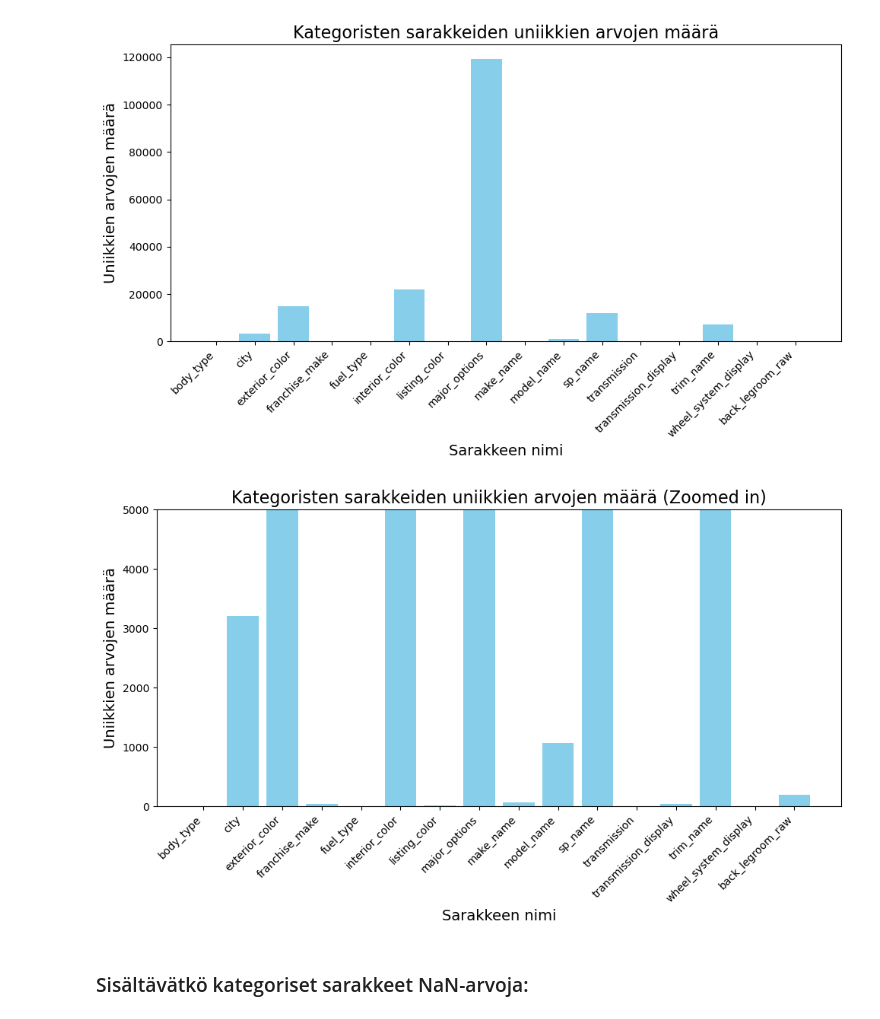
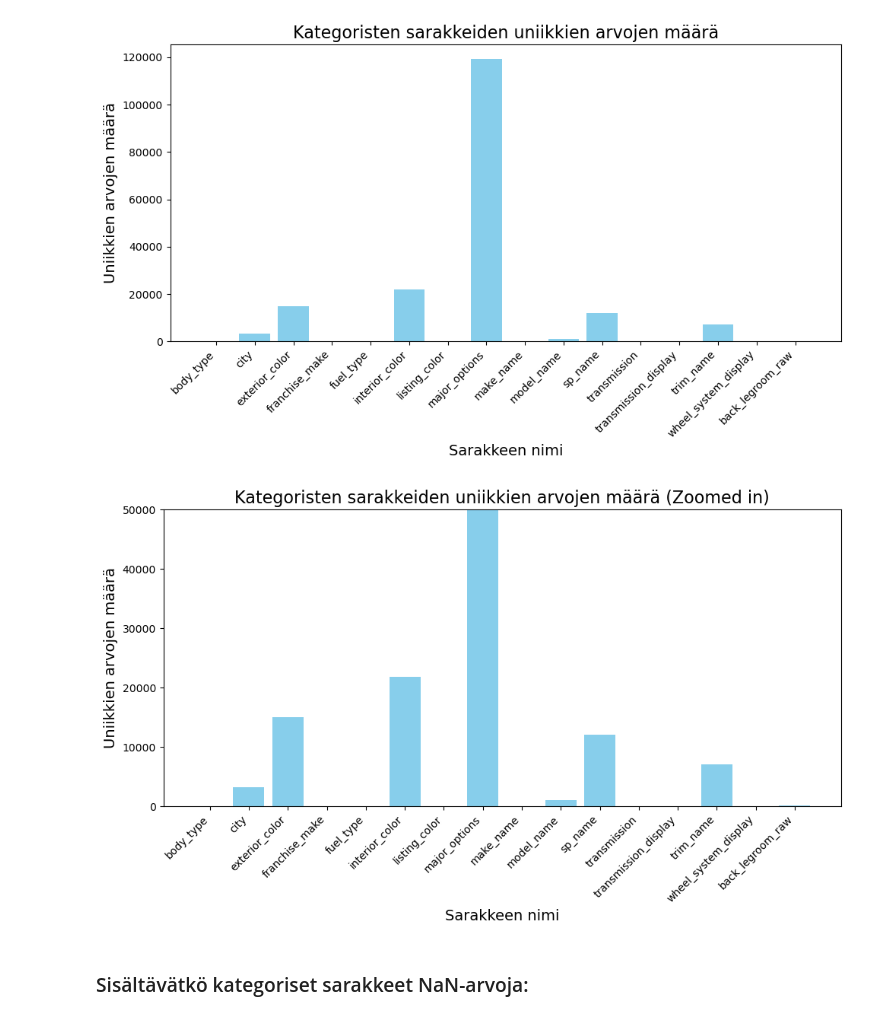
Before and after one commit to JermuSo/aida_project_group1, a Jupyter notebook: docs/Phase 3/phase_3_results.ipynb, the cells around one changed output. Drawn from its saved outputs; the diff is of its cells as text; code cells hidden in the pictures.

```diff
--- a/docs/Phase 3/phase_3_results.ipynb
+++ b/docs/Phase 3/phase_3_results.ipynb
@@ -62,8 +64,8 @@ import warnings
 warnings.filterwarnings('ignore')
 
 
-#file_path = r"C:\Users\Omistaja\Desktop\AI_DA-projekti1\aida-projekti-syksy-2024-ryhma-1\docs\us_used_cars\used_cars_data.csv"
-file_path = r"D:\Koulu\AIDA_S24\AIDA_project\aida-projekti-local\archive\used_cars_data.csv"
+file_path = r"C:\Users\Omistaja\Desktop\AI_DA-projekti1\aida-projekti-syksy-2024-ryhma-1\docs\us_used_cars\used_cars_data.csv"
+#file_path = r"D:\Koulu\AIDA_S24\AIDA_project\aida-projekti-local\archive\used_cars_data.csv"
 dataframe = pd.read_csv(file_path, nrows=1000000)
 # %% [markdown]
 ## Sarakkeiden poistoja:
@@ -591,21 +593,21 @@ plt.show()
 # %%
 # Zoomattu pylväskaavio
 plt.figure(figsize=(10, 6))
 
 plt.bar(unique_counts.keys(), unique_counts.values(), color="skyblue")
 
 plt.title("Kategoristen sarakkeiden uniikkien arvojen määrä (Zoomed in)", fontsize=16)
 plt.xlabel("Sarakkeen nimi", fontsize=14)
 plt.ylabel("Uniikkien arvojen määrä", fontsize=14)
 plt.xticks(rotation=45, ha="right")
 
 # Zoomattu y-akselin mukaan
-plt.ylim(0, 5000)
+plt.ylim(0, 50000)
 
 plt.tight_layout()
 plt.show()
 # %% [output]
-[figure, old version]
+[figure, new version]
 # %% [markdown]
 ### Sisältävätkö kategoriset sarakkeet NaN-arvoja:
 # %%
```
Also changed, not shown: parts of 45 cells of this notebook.
